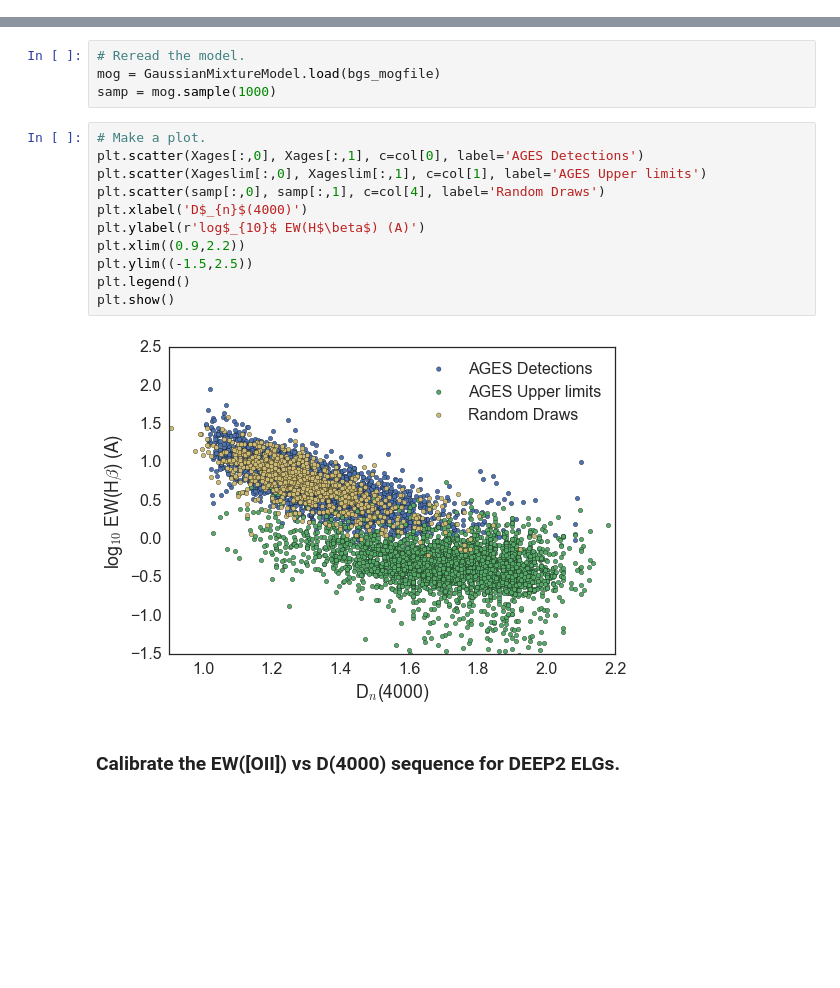
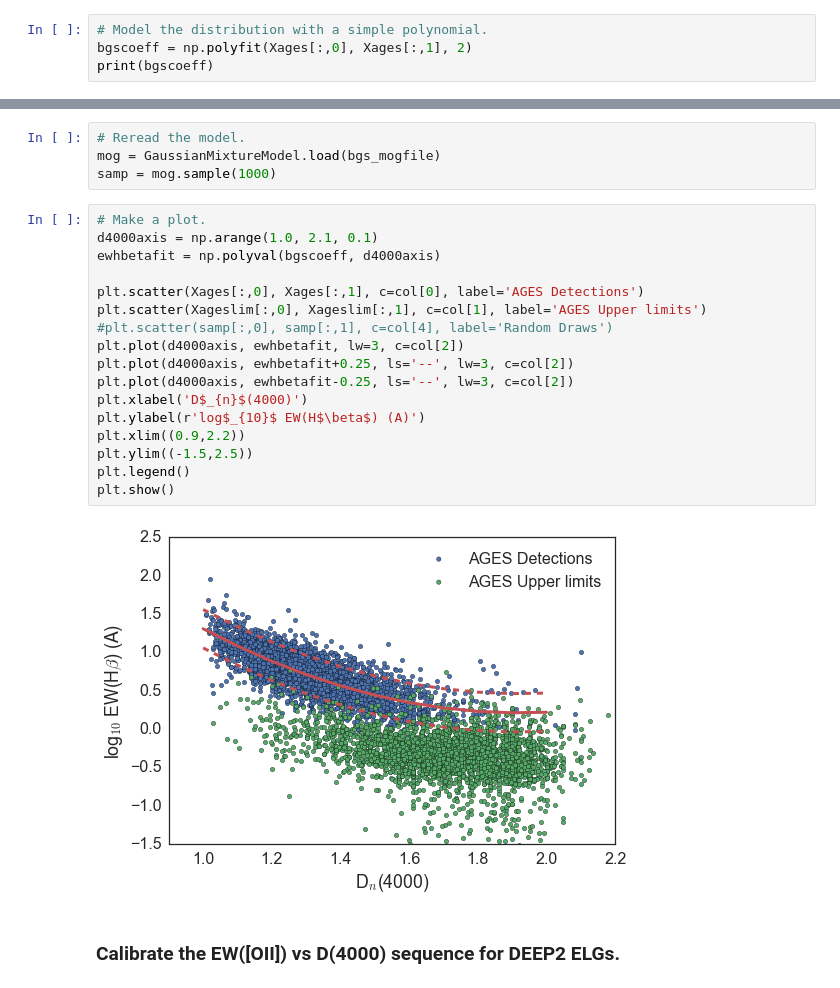
Before and after one commit to desihub/desisim, a Jupyter notebook: doc/nb/calib-emline.ipynb, the cells around one changed output, grey strips where cells are left out. Cells and saved outputs as stored; diff of their text form; blank space fills up the shorter version.

```diff
--- a/doc/nb/calib-emline.ipynb
+++ b/doc/nb/calib-emline.ipynb
@@ -280,0 +299,4 @@ print(Xages[:,0].min(), Xages[:,0].max(), Xages[:,1].min(), Xages[:,1].max())
+# %%
+# Model the distribution with a simple polynomial.
+bgscoeff = np.polyfit(Xages[:,0], Xages[:,1], 2)
+print(bgscoeff)
@@ -305,17 +329,23 @@ mog = GaussianMixtureModel.load(bgs_mogfile)
 samp = mog.sample(1000)
 # %%
 # Make a plot.
+d4000axis = np.arange(1.0, 2.1, 0.1)
+ewhbetafit = np.polyval(bgscoeff, d4000axis)
+
 plt.scatter(Xages[:,0], Xages[:,1], c=col[0], label='AGES Detections')
 plt.scatter(Xageslim[:,0], Xageslim[:,1], c=col[1], label='AGES Upper limits')
-plt.scatter(samp[:,0], samp[:,1], c=col[4], label='Random Draws')
+#plt.scatter(samp[:,0], samp[:,1], c=col[4], label='Random Draws')
+plt.plot(d4000axis, ewhbetafit, lw=3, c=col[2])
+plt.plot(d4000axis, ewhbetafit+0.25, ls='--', lw=3, c=col[2])
+plt.plot(d4000axis, ewhbetafit-0.25, ls='--', lw=3, c=col[2])
 plt.xlabel('D$_{n}$(4000)')
 plt.ylabel(r'log$_{10}$ EW(H$\beta$) (A)')
 plt.xlim((0.9,2.2))
 plt.ylim((-1.5,2.5))
 plt.legend()
 plt.show()
 # %% [output]
-[figure, old version]
+[figure, new version]
 # %% [markdown]
 ### Calibrate the EW([OII]) vs D(4000) sequence for DEEP2 ELGs.
 # %%
```
Also changed, not shown: parts of 21 cells of this notebook.
